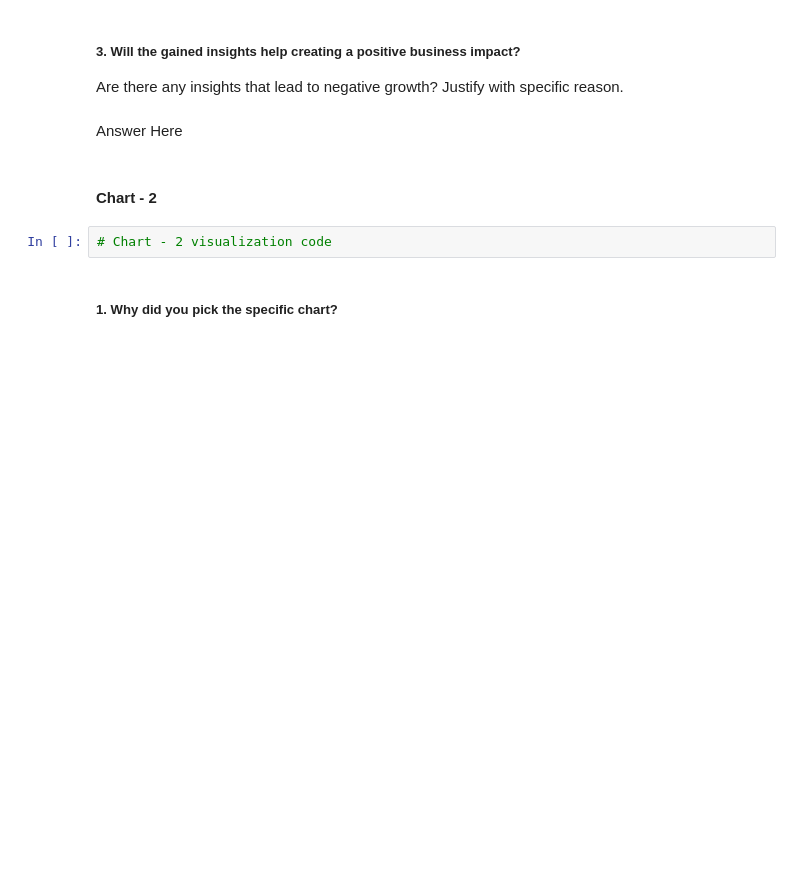
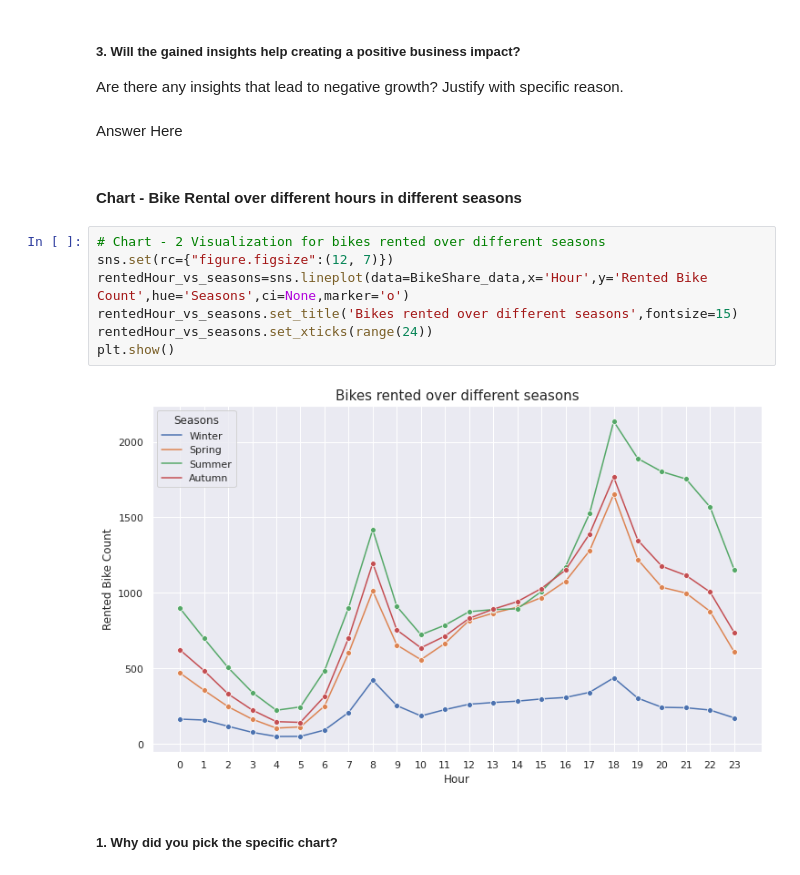
Before and after one commit to srkpriyanka95/Bike-Sharing-Demand-Prediction-, a Jupyter notebook: Bike_Sharing_Demand_Prediction.ipynb, the cells around one changed output. Drawn from its saved outputs; the diff is of its cells as text; blank space fills up the shorter version.

```diff
--- a/Bike_Sharing_Demand_Prediction.ipynb
+++ b/Bike_Sharing_Demand_Prediction.ipynb
@@ -179,10 +369,17 @@ Answer Here
 Are there any insights that lead to negative growth? Justify with specific reason.
 # %% [markdown]
 Answer Here
-# %% [markdown]
-#### Chart - 2
-# %%
-# Chart - 2 visualization code
+# %% [markdown]
+#### **Chart -  Bike Rental over different hours in different seasons**
+# %%
+# Chart - 2 Visualization for bikes rented over different seasons
+sns.set(rc={"figure.figsize":(12, 7)})
+rentedHour_vs_seasons=sns.lineplot(data=BikeShare_data,x='Hour',y='Rented Bike Count',hue='Seasons',ci=None,marker='o')
+rentedHour_vs_seasons.set_title('Bikes rented over different seasons',fontsize=15)
+rentedHour_vs_seasons.set_xticks(range(24))
+plt.show()
+# %% [output]
+[figure, added]
 # %% [markdown]
 ##### 1. Why did you pick the specific chart?
 # %% [markdown]
```
Also changed, not shown: parts of 69 cells of this notebook.
